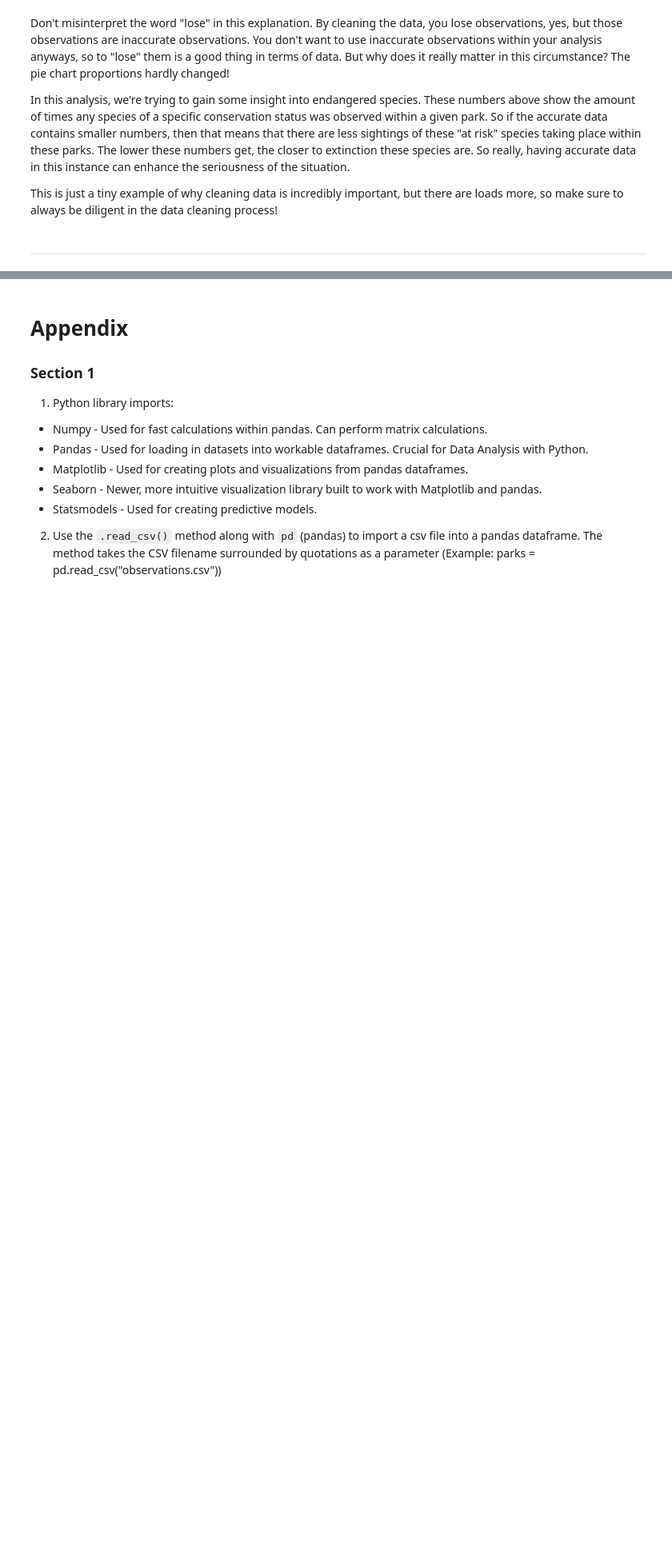
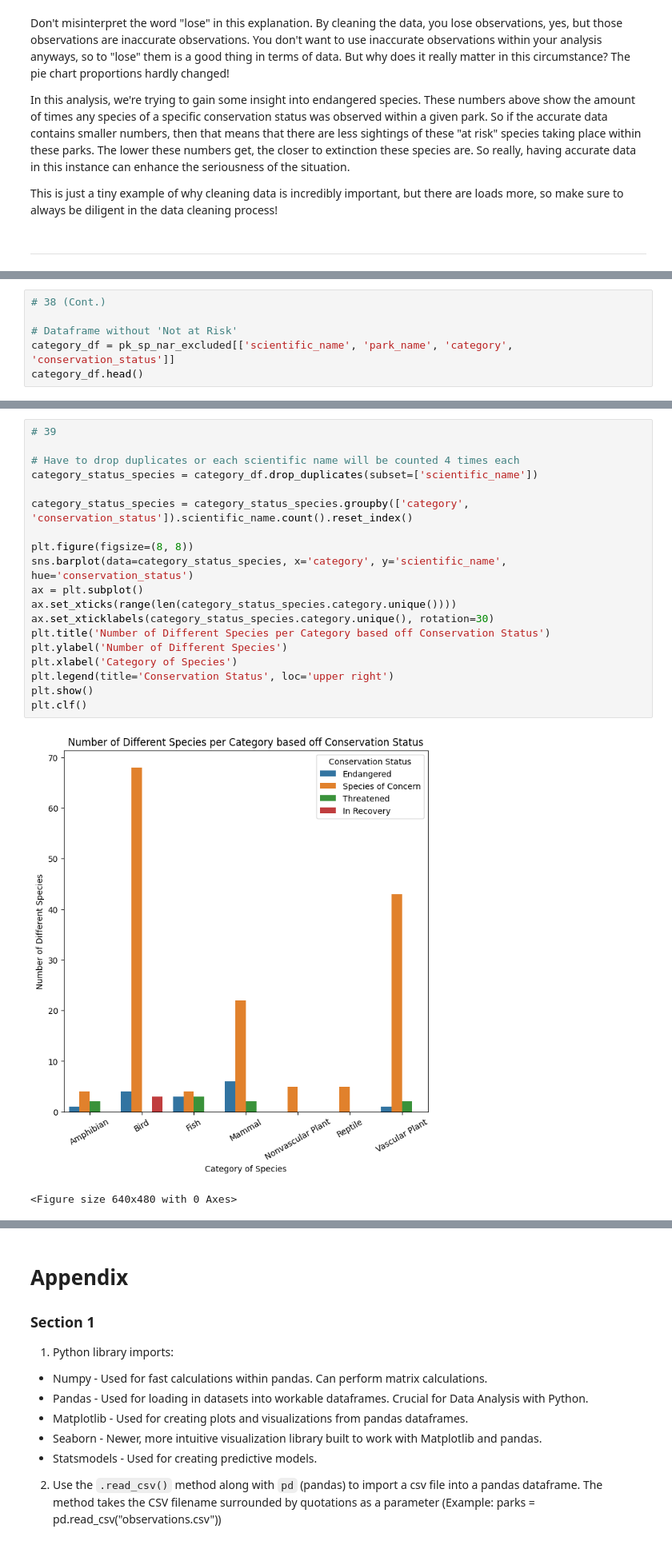
Before and after one commit to bsandma1/Biodiversity_Analysis, a Jupyter notebook: Biodiversity_Analysis.ipynb, the cells around one changed output, grey strips where cells are left out. Shown: that part at 80% size. Cells and saved outputs as stored; diff of their text form; blank space fills up the shorter version.

```diff
--- a/Biodiversity_Analysis.ipynb
+++ b/Biodiversity_Analysis.ipynb
@@ -860,0 +878,6 @@ This is just a tiny example of why cleaning data is incredibly important, but th
+# %%
+# 38 (Cont.)
+
+# Dataframe without 'Not at Risk'
+category_df = pk_sp_nar_excluded[['scientific_name', 'park_name', 'category', 'conservation_status']]
+category_df.head()
@@ -860,0 +897,22 @@ This is just a tiny example of why cleaning data is incredibly important, but th
+# %%
+# 39
+
+# Have to drop duplicates or each scientific name will be counted 4 times each
+category_status_species = category_df.drop_duplicates(subset=['scientific_name'])
+
+category_status_species = category_status_species.groupby(['category', 'conservation_status']).scientific_name.count().reset_index()
+
+plt.figure(figsize=(8, 8))
+sns.barplot(data=category_status_species, x='category', y='scientific_name', hue='conservation_status')
+ax = plt.subplot()
+ax.set_xticks(range(len(category_status_species.category.unique())))
+ax.set_xticklabels(category_status_species.category.unique(), rotation=30)
+plt.title('Number of Different Species per Category based off Conservation Status')
+plt.ylabel('Number of Different Species')
+plt.xlabel('Category of Species')
+plt.legend(title='Conservation Status', loc='upper right')
+plt.show()
+plt.clf()
+# %% [output]
+[figure, added]
+<Figure size 640x480 with 0 Axes>
```
Also changed, not shown: parts of 15 cells of this notebook.
